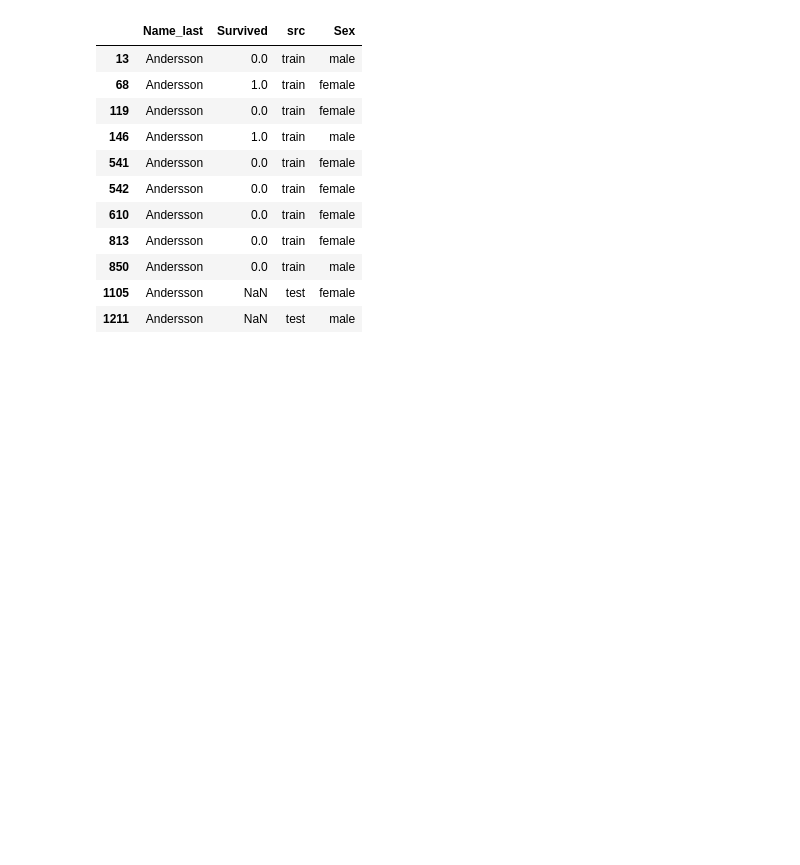
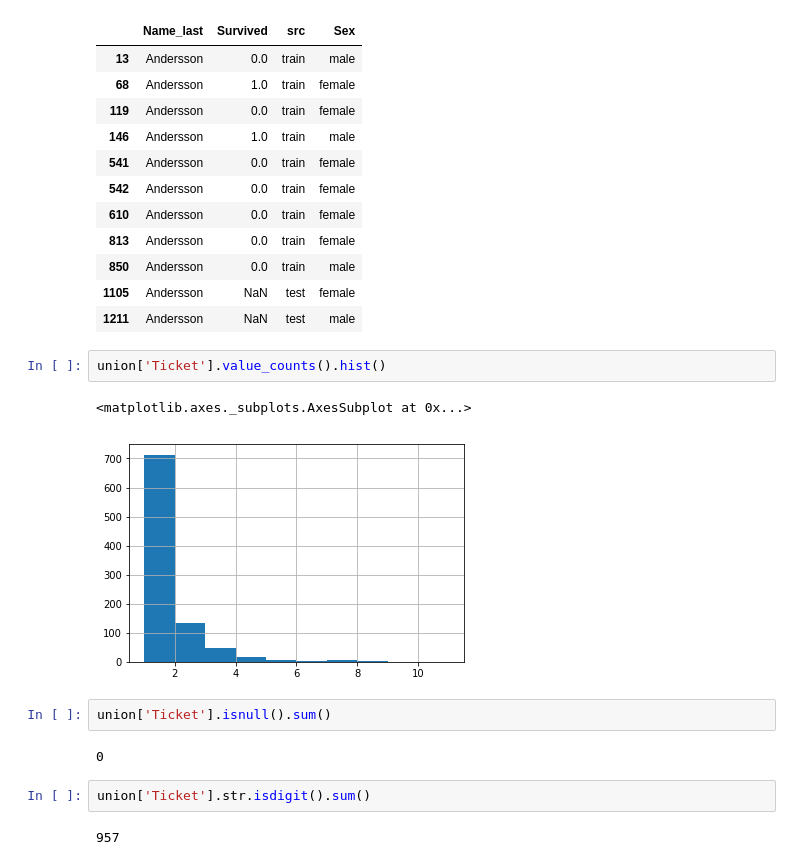
Before and after one commit to cluePrints/data-sci-fience, a Jupyter notebook: titanic/000. EDA.ipynb, the cells around one changed output. Saved outputs shown, nothing was run; the diff lists cells and outputs as text; blank space fills up the shorter version.

```diff
--- a/titanic/000. EDA.ipynb
+++ b/titanic/000. EDA.ipynb
@@ -303,3 +302,16 @@ union[union['Name_last'] == 'Andersson'][['Name_last', 'Survived', 'src', 'Sex']
 | 850 | Andersson | 0.0 | train | male |
 | 1105 | Andersson | NaN | test | female |
 | 1211 | Andersson | NaN | test | male |
+# %%
+union['Ticket'].value_counts().hist()
+# %% [output]
+<matplotlib.axes._subplots.AxesSubplot at 0x...>
+[figure, added]
+# %%
+union['Ticket'].isnull().sum()
+# %% [output]
+0
+# %%
+union['Ticket'].str.isdigit().sum()
+# %% [output]
+957
```
Also changed, not shown: parts of 5 cells of this notebook.
